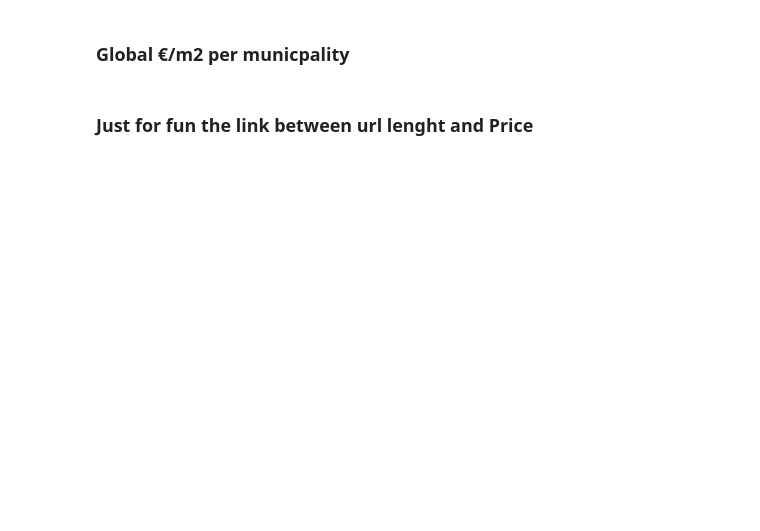
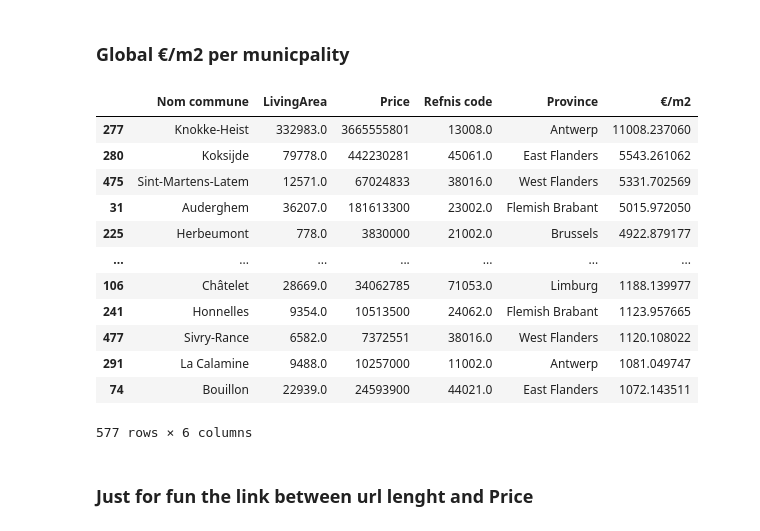
Before and after one commit to Jojopanis/immo_eliza_analysis, a Jupyter notebook: immoEliza2.ipynb, the cells around one changed output. Saved outputs shown, nothing was run; the diff lists cells and outputs as text; code cells hidden in the pictures; blank space fills up the shorter version.

```diff
--- a/immoEliza2.ipynb
+++ b/immoEliza2.ipynb
@@ -412,9 +504,24 @@ print(flanders_price.tail(1))
 # %% [markdown]
 ### Global €/m2 per municpality
 # %%
-municipality_price_m2 = data_municipality[["LivingArea","Price","Nom commune"]]
+municipality_price_m2 = data_municipality[["LivingArea","Price","Nom commune","Province"]]
 municipality_price_m2 = data_municipality.groupby("Nom commune",as_index=False)[["LivingArea","Price"]].sum()
 municipality_price_m2["Refnis code"] = data_municipality["Refnis code"]
+municipality_price_m2["Province"] = data_municipality["Province"]
 municipality_price_m2["€/m2"] = municipality_price_m2["Price"] / municipality_price_m2["LivingArea"]
 municipality_price_m2.sort_values("€/m2",ascending=False)
+# %% [output]
+|  | Nom commune | LivingArea | Price | Refnis code | Province | €/m2 |
+| 277 | Knokke-Heist | 332983.0 | 3665555801 | 13008.0 | Antwerp | 11008.237060 |
+| 280 | Koksijde | 79778.0 | 442230281 | 45061.0 | East Flanders | 5543.261062 |
+| 475 | Sint-Martens-Latem | 12571.0 | 67024833 | 38016.0 | West Flanders | 5331.702569 |
+| 31 | Auderghem | 36207.0 | 181613300 | 23002.0 | Flemish Brabant | 5015.972050 |
+| 225 | Herbeumont | 778.0 | 3830000 | 21002.0 | Brussels | 4922.879177 |
+| ... | ... | ... | ... | ... | ... | ... |
+| 106 | Châtelet | 28669.0 | 34062785 | 71053.0 | Limburg | 1188.139977 |
+| 241 | Honnelles | 9354.0 | 10513500 | 24062.0 | Flemish Brabant | 1123.957665 |
+| 477 | Sivry-Rance | 6582.0 | 7372551 | 38016.0 | West Flanders | 1120.108022 |
+| 291 | La Calamine | 9488.0 | 10257000 | 11002.0 | Antwerp | 1081.049747 |
+| 74 | Bouillon | 22939.0 | 24593900 | 44021.0 | East Flanders | 1072.143511 |
+577 rows × 6 columns
 # %%
```
Also changed, not shown: parts of 20 cells of this notebook, 1 other file.
